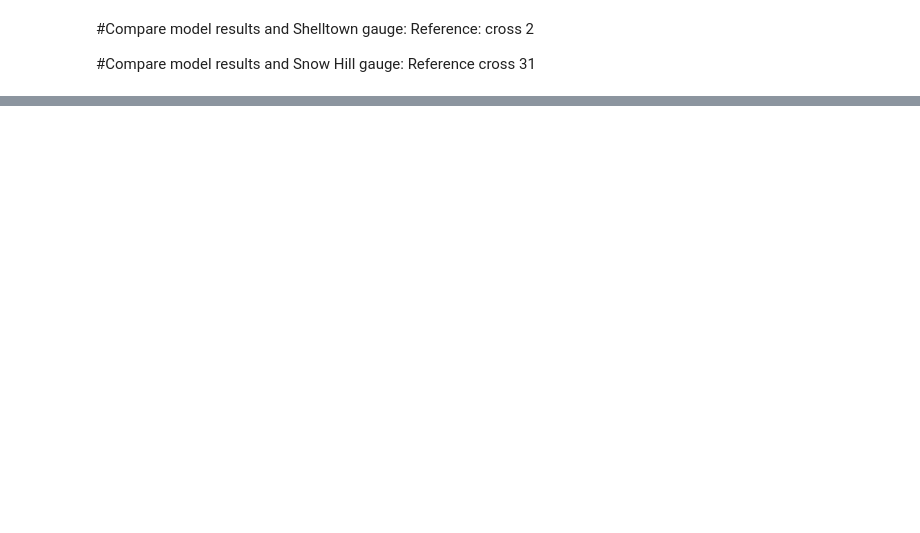
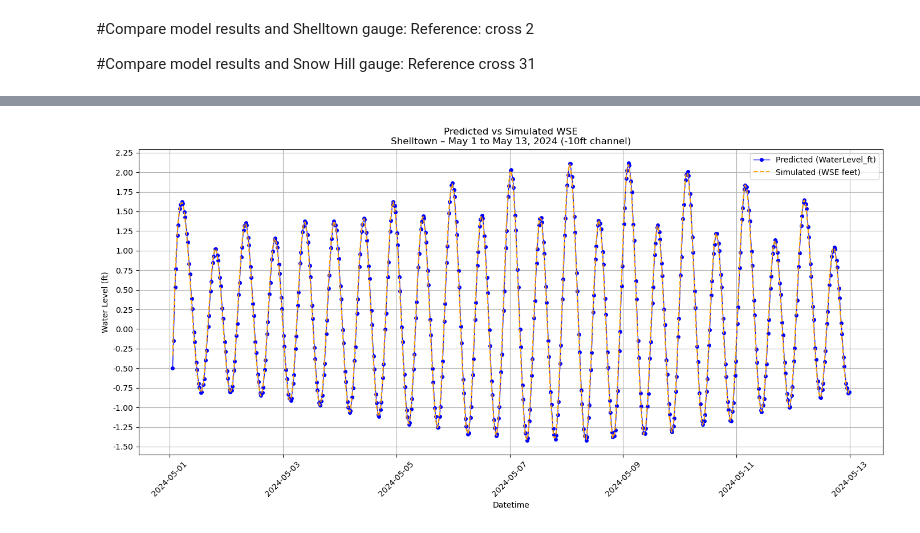
Before and after one commit to dianaveronez/Work, a Jupyter notebook: Cross - final.ipynb, the cells around one changed output, grey strips where cells are left out. Drawn from its saved outputs; the diff is of its cells as text; code cells hidden in the pictures; blank space fills up the shorter version.

```diff
--- a/Cross - final.ipynb
+++ b/Cross - final.ipynb
@@ -268,0 +197,93 @@ compare_and_plot(file_obs_snow, file_sim_snow, "Snow Hill", -30)
+# %%
+# === File paths ===
+file_obs_snow = r"C:\Github\Lab_work\Pocomoke\POCOMOKE_DEM\BC_sheltown\tides_6min_spline_snow.xlsx"
+file_obs_shel = r"C:\Github\Lab_work\Pocomoke\POCOMOKE_DEM\BC_sheltown\tides_6min_spline_Shel.xlsx"
+file_sim = r"C:\Github\Lab_work\Pocomoke\POCOMOKE_DEM\BC_sheltown\hec67\WSEL_cross_Griver001.csv"
+
+# === Load simulation data ===
+df_sim = pd.read_csv(file_sim)
+
+
+# === Extract relevant columns for Shelltown (C) and Snow Hill (AF) ===
+df_sim_shel = df_sim[['Datetime', 'Cell_221872']].copy()
+df_sim_snow = df_sim[['Datetime', 'Cell_29701']].copy()
+df_sim_shel.columns = ['Datetime', 'WSE (feet)']
+df_sim_snow.columns = ['Datetime', 'WSE (feet)']
+df_sim_shel['Datetime'] = pd.to_datetime(df_sim_shel['Datetime'])
+df_sim_snow['Datetime'] = pd.to_datetime(df_sim_snow['Datetime'])
+
+# === Load observed data ===
+df_obs_shel = pd.read_excel(file_obs_shel)
+df_obs_snow = pd.read_excel(file_obs_snow)
+df_obs_shel.columns = df_obs_shel.columns.str.strip()
+df_obs_snow.columns = df_obs_snow.columns.str.strip()
+df_obs_shel['Datetime'] = pd.to_datetime(df_obs_shel['DateTime'])
+df_obs_snow['Datetime'] = pd.to_datetime(df_obs_snow['DateTime'])
+
+# === Define date range ===
+start_date = pd.to_datetime("2024-05-01")
+end_date = pd.to_datetime("2024-05-13")
+
+# === Filter observed data by date range ===
+df_obs_shel_filtered = df_obs_shel[(df_obs_shel['Datetime'] >= start_date) & (df_obs_shel['Datetime'] <= end_date)]
+df_obs_snow_filtered = df_obs_snow[(df_obs_snow['Datetime'] >= start_date) & (df_obs_snow['Datetime'] <= end_date)]
+
+# === Interpolate simulated and reindex on observed time ===
+sim_interp_shel = df_sim_shel.set_index('Datetime')['WSE (feet)'].interpolate(method='time')
+sim_on_obs_time_shel = sim_interp_shel.reindex(df_obs_shel_filtered['Datetime'], method='nearest', tolerance=pd.Timedelta('1min'))
+
+sim_interp_snow = df_sim_snow.set_index('Datetime')['WSE (feet)'].interpolate(method='time')
+sim_on_obs_time_snow = sim_interp_snow.reindex(df_obs_snow_filtered['Datetime'], method='nearest', tolerance=pd.Timedelta('1min'))
+
+# === Create dataframes for plotting ===
+df_plot_shel = pd.DataFrame({
+    'Datetime': df_obs_shel_filtered['Datetime'],
+    'Observed': df_obs_shel_filtered['WaterLevel_ft'].values,
+    'Simulated': sim_on_obs_time_shel.values
+}).dropna()
+
+df_plot_snow = pd.DataFrame({
+    'Datetime': df_obs_snow_filtered['Datetime'],
+    'Observed': df_obs_snow_filtered['WaterLevel_ft'].values,
+    'Simulated': sim_on_obs_time_snow.values
+}).dropna()
+
+# === Plot Shelltown ===
+plt.figure(figsize=(14, 7))
+plt.plot(df_plot_shel['Datetime'], df_plot_shel['Observed'],
+         label='Predicted (WaterLevel_ft)', color='blue', linestyle='-', marker='o', markersize=4, linewidth=1)
+plt.plot(df_plot_shel['Datetime'], df_plot_shel['Simulated'],
+         label='Simulated (WSE feet)', color='orange', linestyle='--', linewidth=1.5)
+y_min = df_plot_shel[['Observed', 'Simulated']].min().min() - 0.05
+y_max = df_plot_shel[['Observed', 'Simulated']].max().max() + 0.05
+yticks = np.arange(np.floor(y_min * 4) / 4, np.ceil(y_max * 4) / 4 + 0.25, 0.25)
+plt.yticks(yticks, [f"{tick:.2f}" for tick in yticks])
+plt.title('Predicted vs Simulated WSE\nShelltown – May 1 to May 13, 2024 (-10ft channel)')
+plt.xlabel('Datetime')
+plt.ylabel('Water Level (ft)')
+plt.xticks(rotation=45)
+plt.grid(True)
+plt.legend()
+plt.tight_layout()
+plt.show()
+
+# === Plot Snow Hill ===
+plt.figure(figsize=(14, 7))
+plt.plot(df_plot_snow['Datetime'], df_plot_snow['Observed'],
+         label='Predicted (WaterLevel_ft)', color='blue', linestyle='-', marker='o', markersize=4, linewidth=1)
+plt.plot(df_plot_snow['Datetime'], df_plot_snow['Simulated'],
+         label='Simulated (WSE feet)', color='orange', linestyle='--', linewidth=1.5)
+y_min = df_plot_snow[['Observed', 'Simulated']].min().min() - 0.05
+y_max = df_plot_snow[['Observed', 'Simulated']].max().max() + 0.05
+yticks = np.arange(np.floor(y_min * 4) / 4, np.ceil(y_max * 4) / 4 + 0.25, 0.25)
+plt.yticks(yticks, [f"{tick:.2f}" for tick in yticks])
+plt.title('Predicted vs Simulated WSE\nSnow Hill – May 1 to May 13, 2024 (-30ft channel)')
+plt.xlabel('Datetime')
+plt.ylabel('Water Level (ft)')
+plt.xticks(rotation=45)
+plt.grid(True)
+plt.legend()
+plt.tight_layout()
+plt.show()
+# %% [output]
+[figure, added]
```
Also changed, not shown: parts of 7 cells of this notebook.
